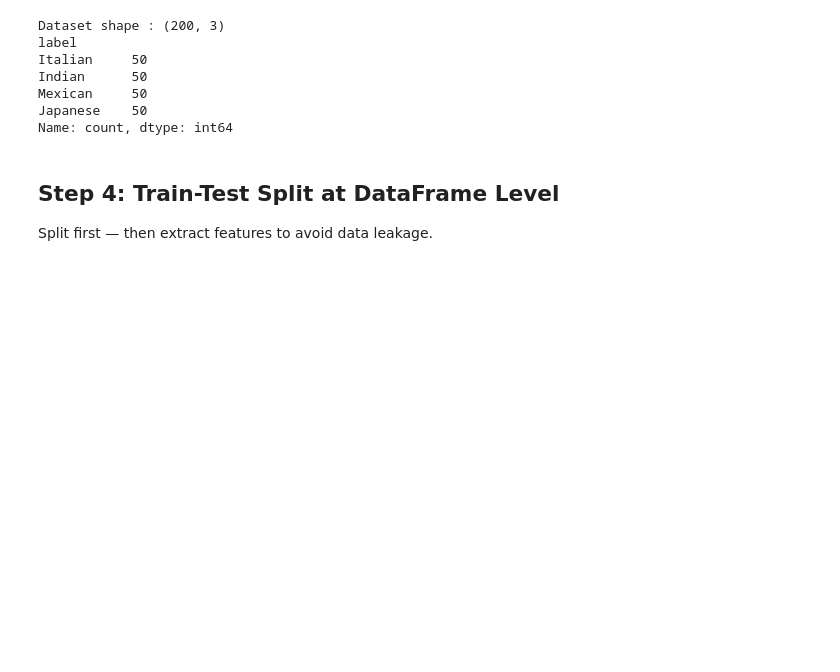
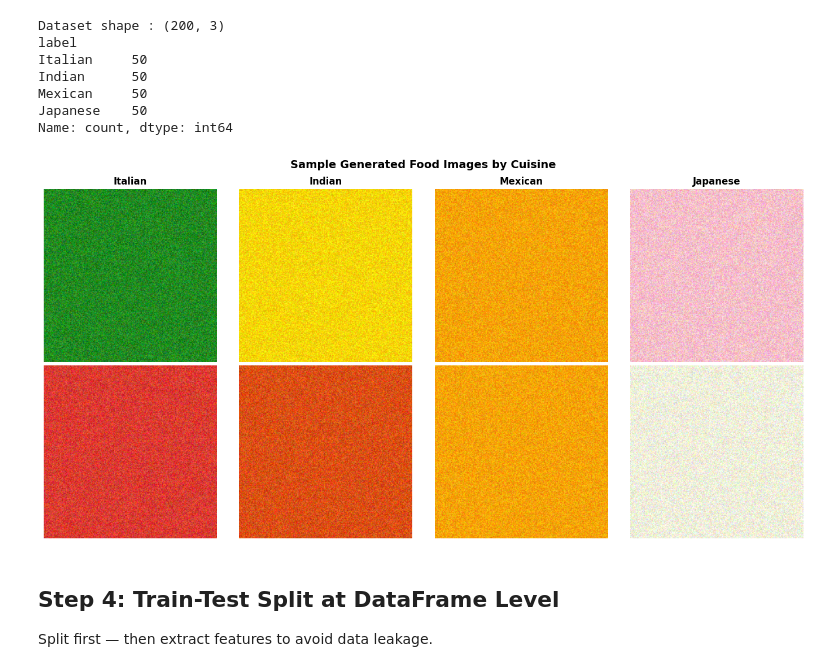
Before and after one commit to Mahi-Jadeja/multimodal, a Jupyter notebook: MAI_ASSIGNEMNT4.ipynb, the cells around one changed output. Cells and saved outputs as stored; diff of their text form; code cells hidden in the pictures; blank space fills up the shorter version.

```diff
--- a/MAI_ASSIGNEMNT4.ipynb
+++ b/MAI_ASSIGNEMNT4.ipynb
@@ -345,6 +345,29 @@ Indian      50
 Mexican     50
 Japanese    50
 Name: count, dtype: int64
+# %%
+# Display sample images from each cuisine
+fig, axes = plt.subplots(2, 4, figsize=(14, 7))
+
+cuisines = ["Italian", "Indian", "Mexican", "Japanese"]
+
+for col, cuisine in enumerate(cuisines):
+    # Get 2 sample images from this cuisine
+    cuisine_data = df[df["label"] == cuisine].head(2)
+
+    for row in range(2):
+        img = cuisine_data.iloc[row]["image"]
+        axes[row, col].imshow(img)
+        axes[row, col].set_title(cuisine if row == 0 else "",
+                                  fontsize=12, fontweight='bold')
+        axes[row, col].axis('off')
+
+plt.suptitle("Sample Generated Food Images by Cuisine",
+             fontsize=14, fontweight='bold')
+plt.tight_layout()
+plt.show()
+# %% [output]
+[figure, added]
 # %% [markdown]
 ## Step 4: Train-Test Split at DataFrame Level
 Split first — then extract features to avoid data leakage.
```
